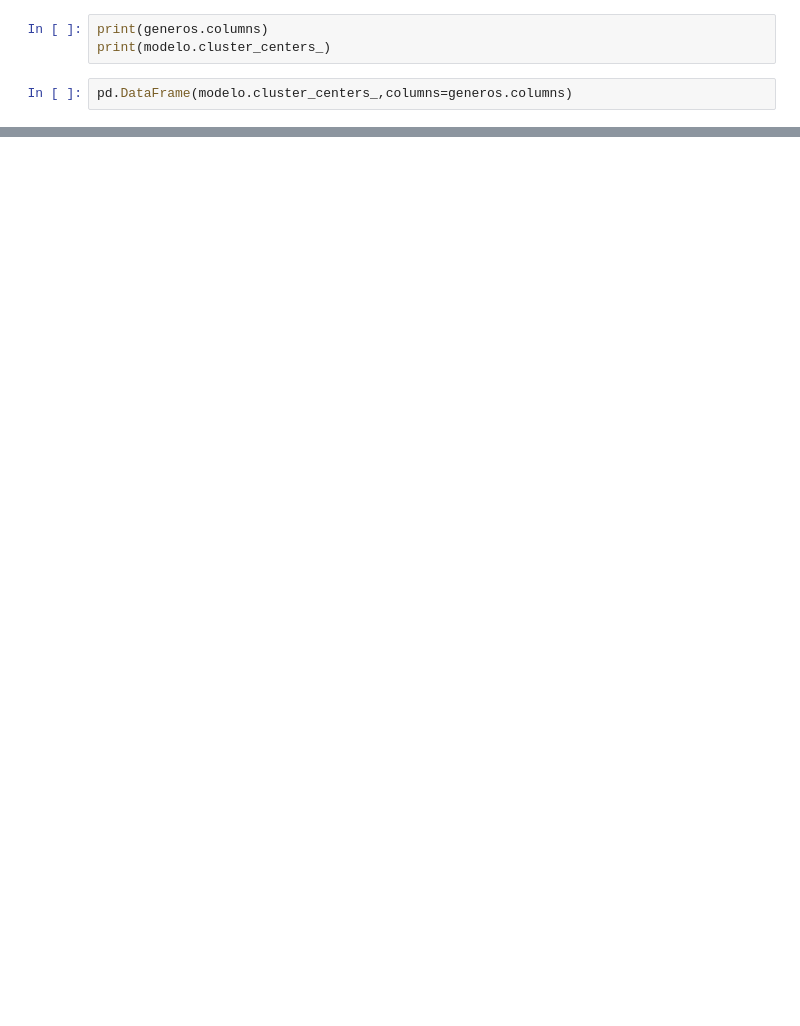
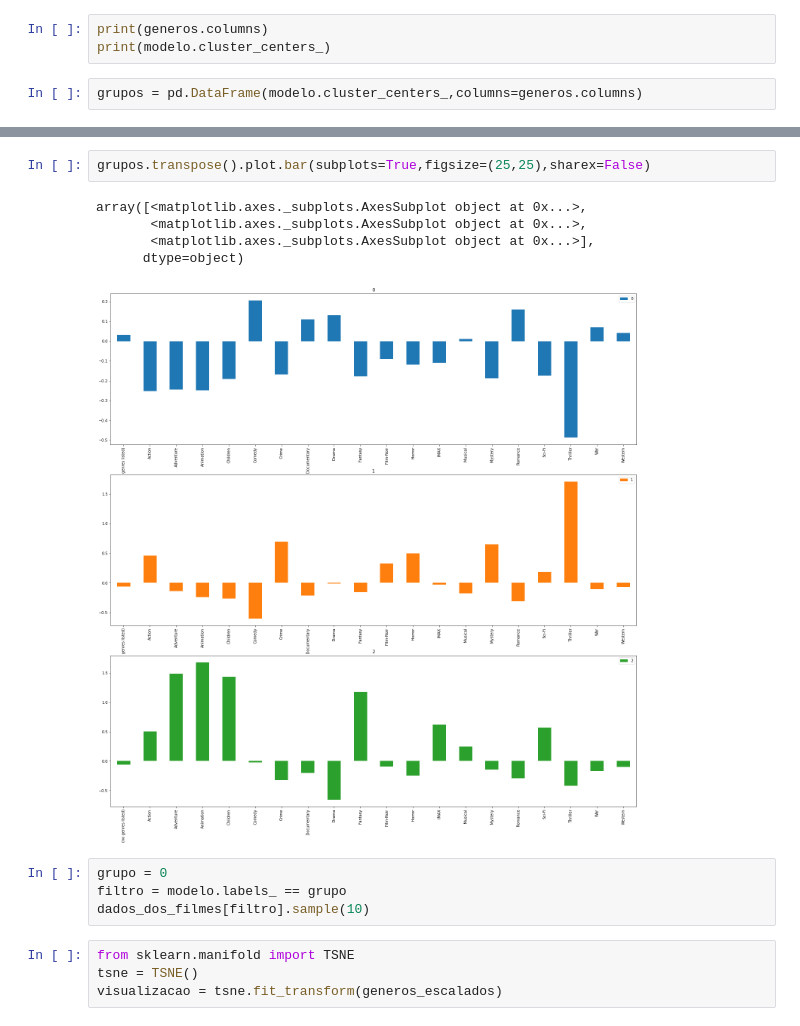
Before and after one commit to MatteusStranger/recomendation_system_machine_learning, a Jupyter notebook: filmes.ipynb, the cells around one changed output, grey strips where cells are left out. Saved outputs shown, nothing was run; the diff lists cells and outputs as text; blank space fills up the shorter version.

```diff
--- a/filmes.ipynb
+++ b/filmes.ipynb
@@ -31,4 +47,4 @@ Grupos: [2 2 0 ... 0 1 0]
 print(generos.columns)
 print(modelo.cluster_centers_)
 # %%
-pd.DataFrame(modelo.cluster_centers_,columns=generos.columns)
+grupos = pd.DataFrame(modelo.cluster_centers_,columns=generos.columns)
@@ -39,0 +51,16 @@ pd.DataFrame(modelo.cluster_centers_,columns=generos.columns)
+# %%
+grupos.transpose().plot.bar(subplots=True,figsize=(25,25),sharex=False)
+# %% [output]
+array([<matplotlib.axes._subplots.AxesSubplot object at 0x...>,
+       <matplotlib.axes._subplots.AxesSubplot object at 0x...>,
+       <matplotlib.axes._subplots.AxesSubplot object at 0x...>],
+      dtype=object)
+[figure, added]
+# %%
+grupo = 0
+filtro = modelo.labels_ == grupo
+dados_dos_filmes[filtro].sample(10)
+# %%
+from sklearn.manifold import TSNE
+tsne = TSNE()
+visualizacao = tsne.fit_transform(generos_escalados)
```
Also changed, not shown: parts of 6 cells of this notebook.
